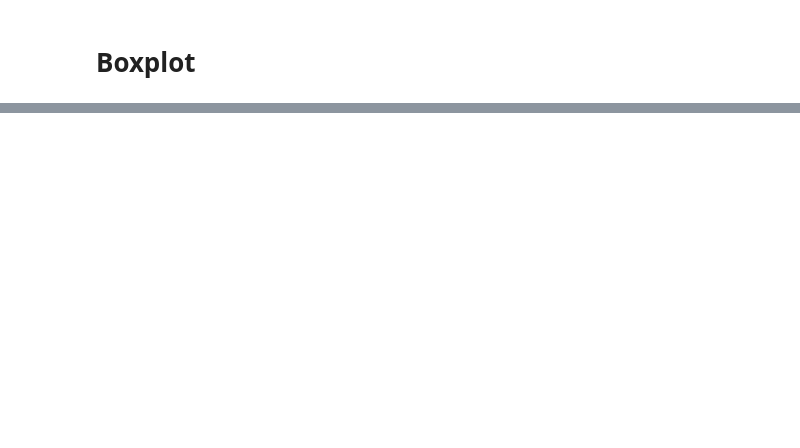
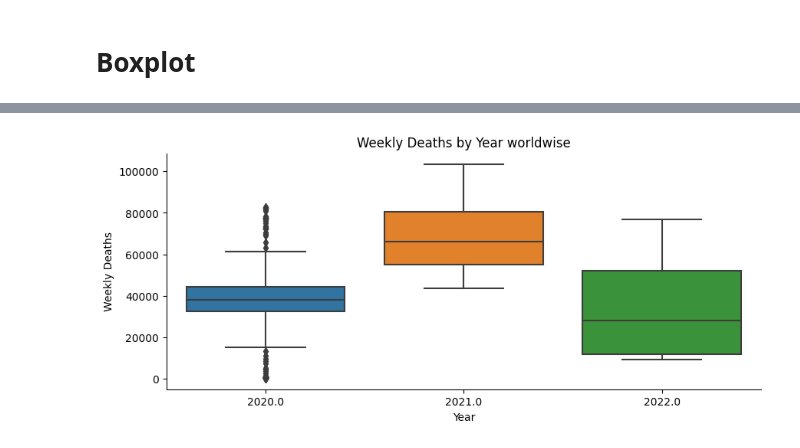
Before and after one commit to BiancaCarneiro/Covid-Prediction, a Jupyter notebook: project/notebooks/covid_visualization.ipynb, the cells around one changed output, grey strips where cells are left out. Drawn from its saved outputs; the diff is of its cells as text; code cells hidden in the pictures; blank space fills up the shorter version.

```diff
--- a/project/notebooks/covid_visualization.ipynb
+++ b/project/notebooks/covid_visualization.ipynb
@@ -58,2 +69,10 @@ create_barplot("Weekly Cases")
 # %% [markdown]
 # Boxplot
+# %%
+def create_boxplot(y:str, x:str="Year") -> None:
+    _, ax = plt.subplots(figsize=(10,4))
+    sns.boxplot(data=df_train.loc[df_train["Location"]=="World"], x=x, y=y)
+    sns.despine()
+    ax.get_legend()
+    plt.title(f"{y} by {x} Worldwise")
+    plt.show()
@@ -59,0 +83,4 @@ create_barplot("Weekly Cases")
+# %%
+create_boxplot("Weekly Deaths")
+# %% [output]
+[figure, added]
```
Also changed, not shown: parts of 11 cells of this notebook, 2 other files.
